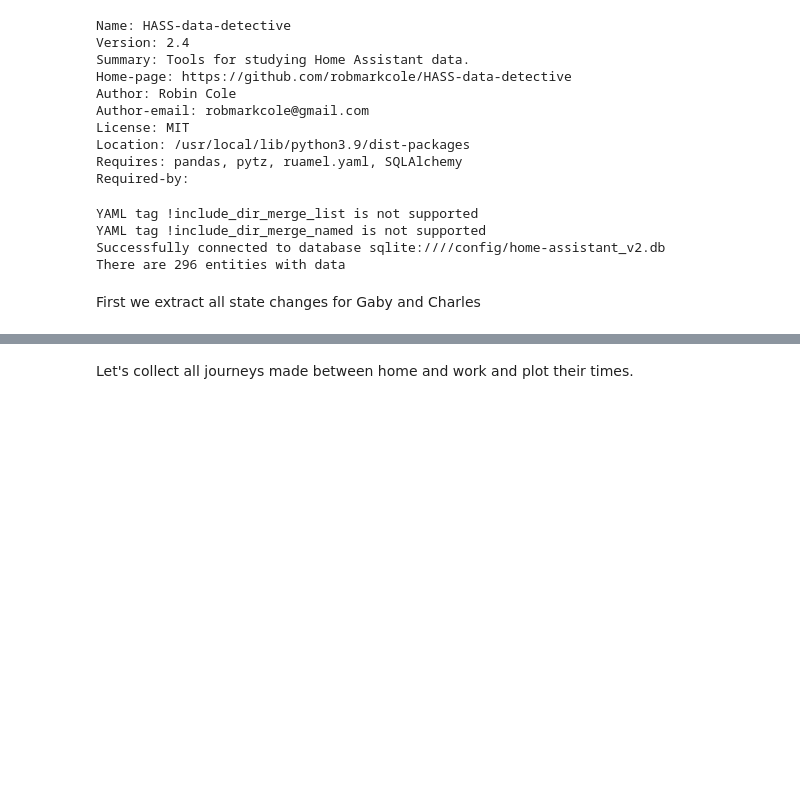
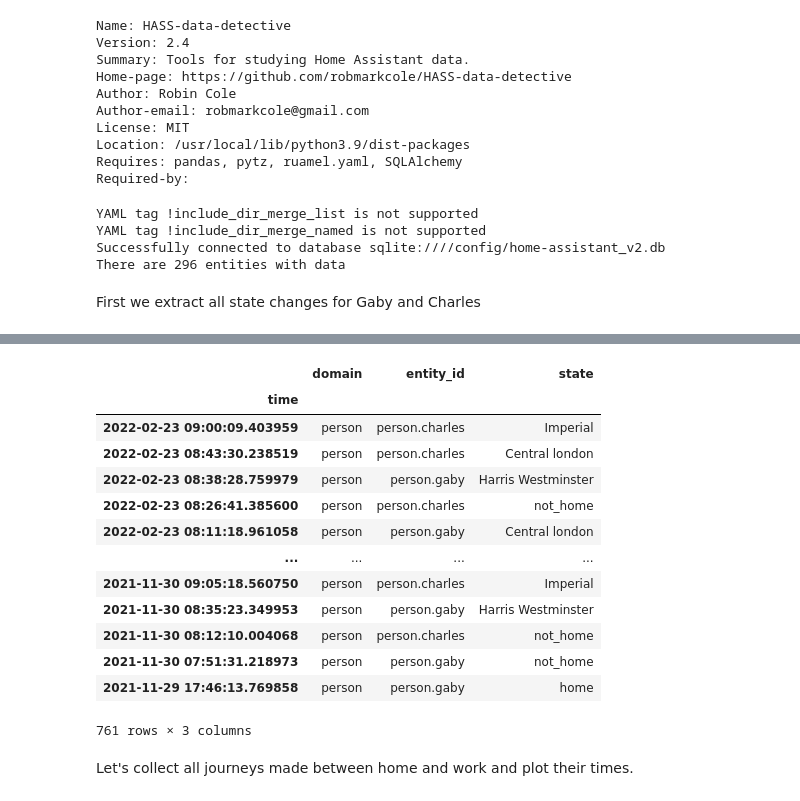
Before and after one commit to charlesbaynham/house-absolute-ha-setup, a Jupyter notebook: notebooks/plot_work_cycle_times.ipynb, the cells around one changed output, grey strips where cells are left out. Drawn from its saved outputs; the diff is of its cells as text; code cells hidden in the pictures; blank space fills up the shorter version.

```diff
--- a/notebooks/plot_work_cycle_times.ipynb
+++ b/notebooks/plot_work_cycle_times.ipynb
@@ -57,3 +55,22 @@ array(['Imperial', 'Central london', 'Harris Westminster', 'not_home',
+# %%
+results['time'] = results.index
+results = results.drop_duplicates(subset=('domain', 'entity_id', 'state', 'time')).drop(['time', 'attributes'], axis=1)
+results
+# %% [output]
+|  | domain | entity_id | state |
+| time |  |  |  |
+| 2022-02-23 09:00:09.403959 | person | person.charles | Imperial |
+| 2022-02-23 08:43:30.238519 | person | person.charles | Central london |
+| 2022-02-23 08:38:28.759979 | person | person.gaby | Harris Westminster |
+| 2022-02-23 08:26:41.385600 | person | person.charles | not_home |
+| 2022-02-23 08:11:18.961058 | person | person.gaby | Central london |
+| ... | ... | ... | ... |
+| 2021-11-30 09:05:18.560750 | person | person.charles | Imperial |
+| 2021-11-30 08:35:23.349953 | person | person.gaby | Harris Westminster |
+| 2021-11-30 08:12:10.004068 | person | person.charles | not_home |
+| 2021-11-30 07:51:31.218973 | person | person.gaby | not_home |
+| 2021-11-29 17:46:13.769858 | person | person.gaby | home |
+761 rows × 3 columns
 # %% [markdown]
 Let's collect all journeys made between home and work and plot their times.
 # %%
```
Also changed, not shown: parts of 3 cells of this notebook.
